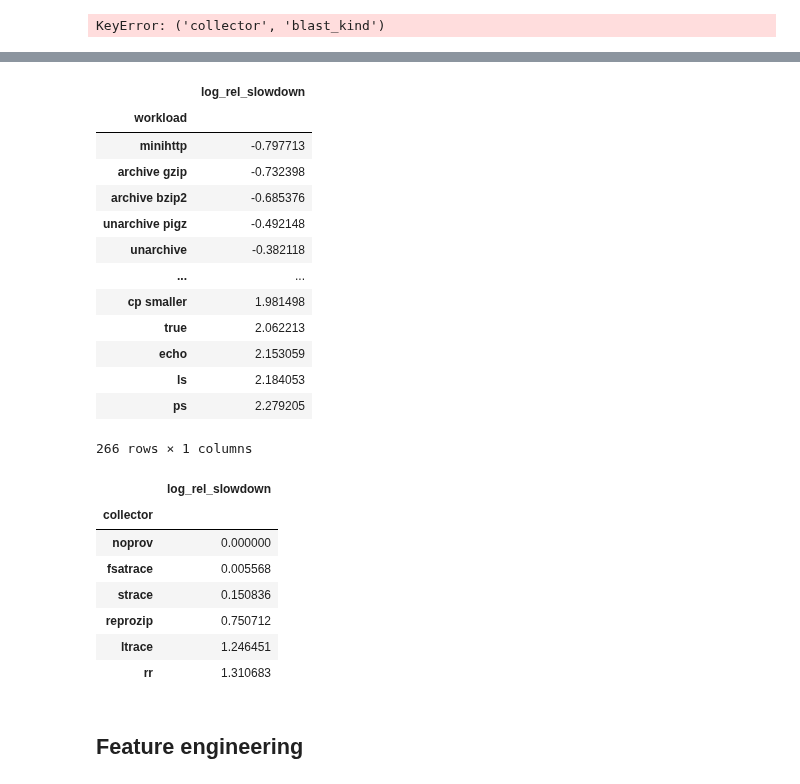
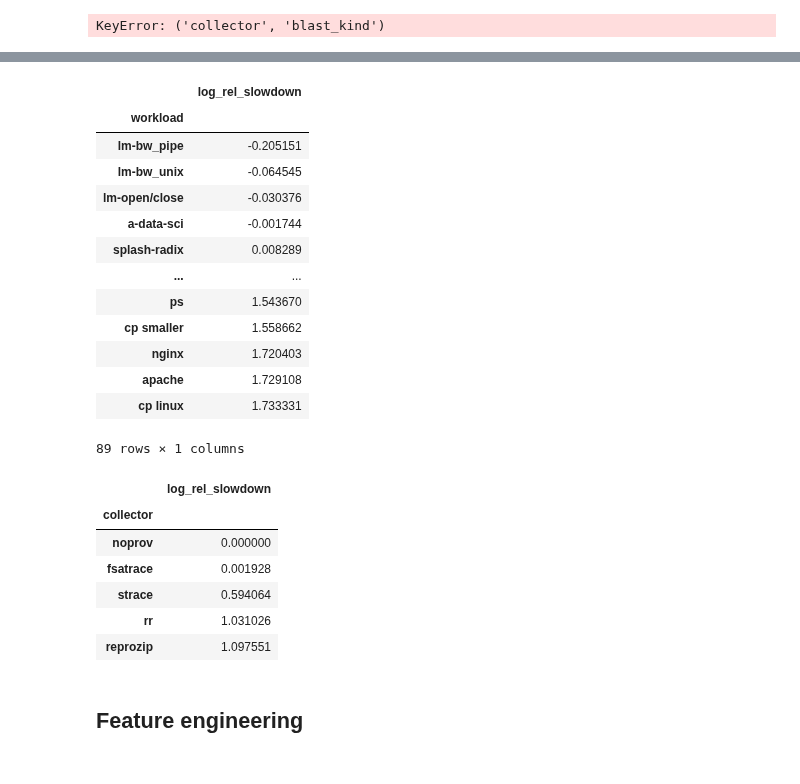
Before and after one commit to charmoniumQ/PROBE, a Jupyter notebook: benchmark/notebook/cross-val.ipynb, the cells around one changed output, grey strips where cells are left out. Cells and saved outputs as stored; diff of their text form; code cells hidden in the pictures.

Commit message:
Data analysis on preliminary but new data

```diff
--- a/benchmark/notebook/cross-val.ipynb
+++ b/benchmark/notebook/cross-val.ipynb
@@ -56,6 +56,9 @@ df = get_results(
     ignore_failures=ignore_failures,
     rerun=rerun,
 )
+# %%
+# Get rid of "failure" runs which have walltime == 0.0
+df = df[df["walltime"] != 0.0]
 # %%
 df = df.drop(columns=["collector_method", "collector_submethod"])
 df
@@ -199,19 +186,18 @@ postmark          6
 Name: count, dtype: int64
 # %%
-#blasts_to_keep = set(
-#    agged
-#    .loc["noprov", :]
-#    [lambda df: df["workload_kind"] == "blast"]
-#    .index
-#    .to_frame()
-#    ["workload"]
-#    .sample(n=18, random_state=0)
-#)
-#agged = (
-#    agged
-#    [(agged["workload_kind"] != "blast") | (agged.index.to_frame()["workload"].isin(blasts_to_keep))]
-#    .reset_index()
-#    .assign(workload=lambda df: df["workload"].cat.remove_unused_categories())
-#    .set_index(["collector", "workload"])
-#)
-raise NotImplementedError()
+blasts_to_keep = set(
+   agged
+   .loc["noprov", :]
+   [lambda df: df["workload_kind"] == "blast"]
+   .index
+   .to_frame()
+   ["workload"]
+   .sample(n=18, random_state=0)
+)
+agged = (
+   agged
+   [(agged["workload_kind"] != "blast") | (agged.index.to_frame()["workload"].isin(blasts_to_keep))]
+   .reset_index()
+   .assign(workload=lambda df: df["workload"].cat.remove_unused_categories())
+   .set_index(["collector", "workload"])
+)
@@ -240,32 +226,31 @@ postmark          6
 Name: count, dtype: int64
 # %%
-agged.groupby(level=1).agg(log_rel_slowdown=("log_rel_slowdown", "mean")).sort_values("log_rel_slowdown")
+agged.groupby(level=1, observed=True).agg(log_rel_slowdown=("log_rel_slowdown", "mean")).sort_values("log_rel_slowdown")
 # %% [output]
 |  | log_rel_slowdown |
 | workload |  |
-| minihttp | -0.797713 |
-| archive gzip | -0.732398 |
-| archive bzip2 | -0.685376 |
-| unarchive pigz | -0.492148 |
-| unarchive | -0.382118 |
+| lm-bw_pipe | -0.205151 |
+| lm-bw_unix | -0.064545 |
+| lm-open/close | -0.030376 |
+| a-data-sci | -0.001744 |
+| splash-radix | 0.008289 |
 | ... | ... |
-| cp smaller | 1.981498 |
-| true | 2.062213 |
-| echo | 2.153059 |
-| ls | 2.184053 |
-| ps | 2.279205 |
+| ps | 1.543670 |
+| cp smaller | 1.558662 |
+| nginx | 1.720403 |
+| apache | 1.729108 |
+| cp linux | 1.733331 |
-266 rows × 1 columns
+89 rows × 1 columns
 # %%
-agged.groupby(level=0).agg(log_rel_slowdown=("log_rel_slowdown", "mean")).sort_values("log_rel_slowdown")
+agged.groupby(level=0, observed=True).agg(log_rel_slowdown=("log_rel_slowdown", "mean")).sort_values("log_rel_slowdown")
 # %% [output]
 |  | log_rel_slowdown |
 | collector |  |
 | noprov | 0.000000 |
-| fsatrace | 0.005568 |
-| strace | 0.150836 |
-| reprozip | 0.750712 |
-| ltrace | 1.246451 |
-| rr | 1.310683 |
+| fsatrace | 0.001928 |
+| strace | 0.594064 |
+| rr | 1.031026 |
+| reprozip | 1.097551 |
 # %% [markdown]
 ## Feature engineering
 # %%
```
Also changed, not shown: parts of 27 cells of this notebook.
